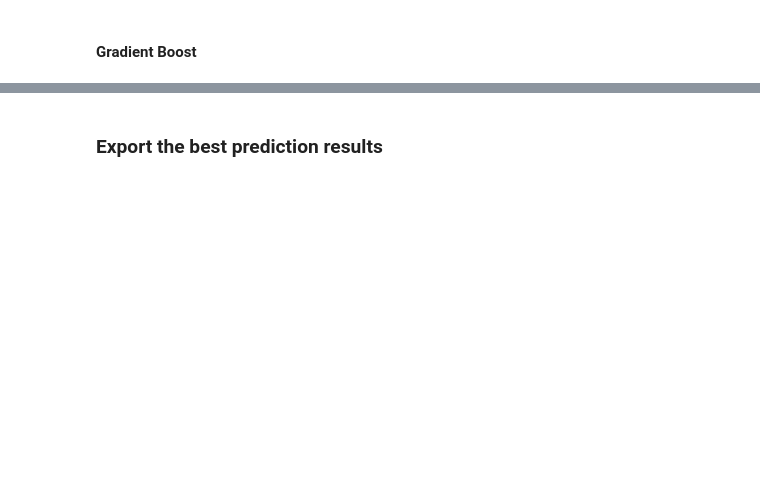
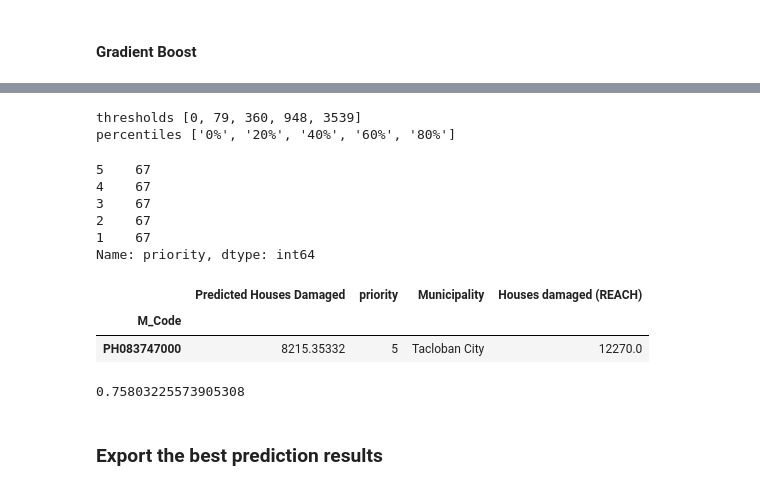
Before and after one commit to mjvanderveen/PriorityIndex, a Jupyter notebook: Predicting number of houses damaged.ipynb, the cells around one changed output, grey strips where cells are left out. Drawn from its saved outputs; the diff is of its cells as text; code cells hidden in the pictures; blank space fills up the shorter version.

```diff
--- a/Predicting number of houses damaged.ipynb
+++ b/Predicting number of houses damaged.ipynb
@@ -48,6 +48,7 @@ Populating the interactive namespace from numpy and matplotlib
 # %%
 H = pd.read_csv("./data/Haiyan.csv")
 H.index = H['M_Code']
+OriginalH = H
 # %% [markdown]
 ### Exploration
 # %%
@@ -509,3 +529,46 @@ outcome.describe()
+# %%
+thresholds = []
+percentiles = []
+classes = 5
+for i in range(0,classes):
+    p =  (100/float(classes)) * i /100
+    percentiles.append(p)
+    thresholds.append(prediction['Predicted Houses Damaged'].quantile(p))
+print 'thresholds', [int(t) for t in thresholds]
+print 'percentiles', [str(int(p*100)) + '%' for p in percentiles]
+# %% [output]
+thresholds [0, 79, 360, 948, 3539]
+percentiles ['0%', '20%', '40%', '60%', '80%']
+# %%
+def prioritize(v):
+    for i in range(len(thresholds))[::-1]:
+        if  v> thresholds[i]:
+            return i+1
+    return i+1
+# %%
+
+prediction['priority'] = prediction['Predicted Houses Damaged'].map(prioritize)
+prediction['Municipality'] = OriginalH['Municipality']
+prediction['Houses damaged (REACH)'] = OriginalH['Houses damaged (REACH)']
+# %%
+prediction['priority'].value_counts()
+# %% [output]
+5    67
+4    67
+3    67
+2    67
+1    67
+Name: priority, dtype: int64
+# %%
+prediction[prediction['Municipality']=='Tacloban City']
+# %% [output]
+|  | Predicted Houses Damaged | priority | Municipality | Houses damaged (REACH) |
+| M_Code |  |  |  |  |
+| PH083747000 | 8215.35332 | 5 | Tacloban City | 12270.0 |
+# %%
+r2_score(y, predicted_gb)
+# %% [output]
+0.75803225573905308
 # %% [markdown]
 ### Export the best prediction results
 # %%
```
Also changed, not shown: parts of 11 cells of this notebook, 1 other file.
